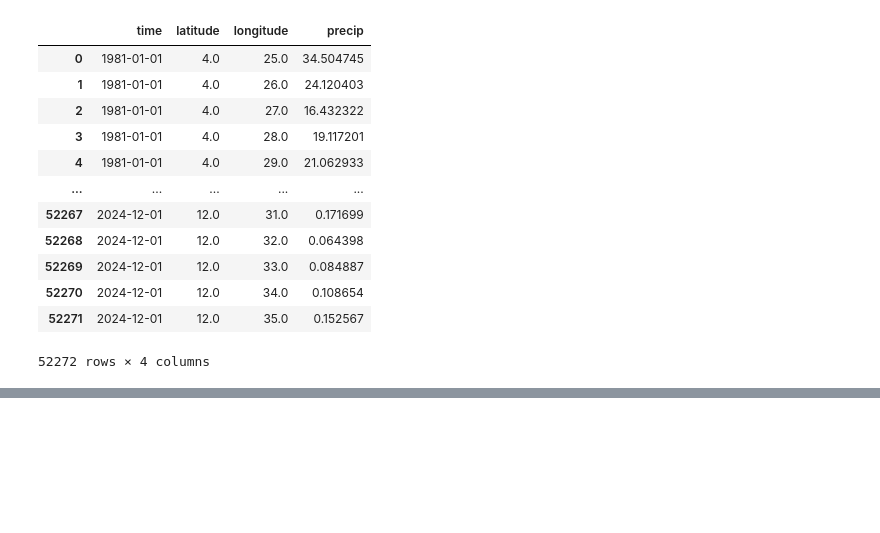
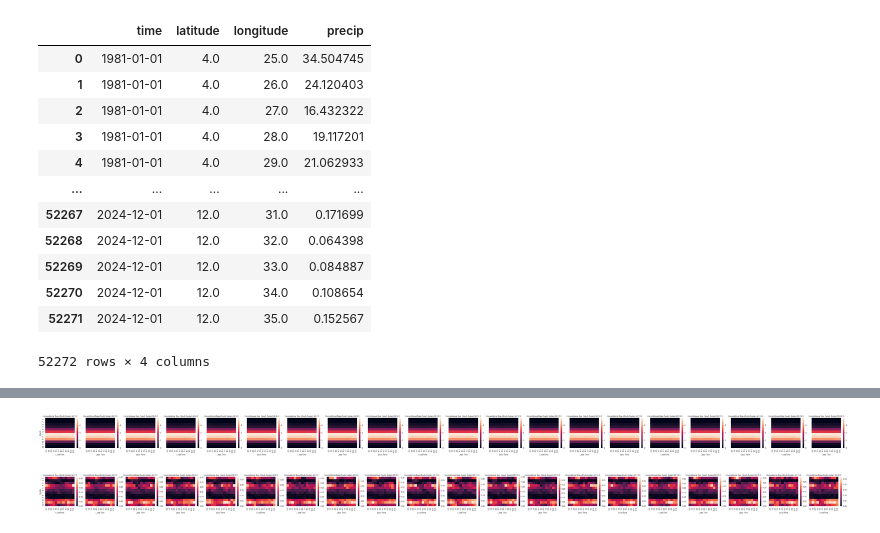
Before and after one commit to yatli24/CHC, a Jupyter notebook: Jupyter notebooks/south_sudan_CanESM5.ipynb, the cells around one changed output, grey strips where cells are left out. Saved outputs shown, nothing was run; the diff lists cells and outputs as text; code cells hidden in the pictures; blank space fills up the shorter version.

```diff
--- a/Jupyter notebooks/south_sudan_CanESM5.ipynb
+++ b/Jupyter notebooks/south_sudan_CanESM5.ipynb
@@ -85,0 +229,42 @@ plt.show()
+# %%
+def draw_heatmap(*args, **kwargs):
+    data = kwargs.pop('data')
+    d = data.pivot(index=args[1], columns=args[0], values=args[2])
+    sns.heatmap(d, **kwargs, vmin=0, cmap='rocket')
+
+fg = sns.FacetGrid(stat_clean, col='M')
+fg.map_dataframe(draw_heatmap, 'lead time', 'month', 'unconditional bias', square=True)
+# get figure background color
+facecolor = plt.gcf().get_facecolor()
+for ax in fg.axes.flat:
+    # set aspect of all axis
+    ax.set_aspect('equal')
+    ax.invert_yaxis()
+fg.set_titles('Unconditional Bias (South Sudan) M={col_name}')
+fg.set_ylabels("Month")
+fg.set_xlabels("Lead Time")
+plt.show()
+fg.savefig('figures/CanESM5_unconditional_bias.png')
+# %% [output]
+[figure, added]
+# %%
+def draw_heatmap(*args, **kwargs):
+    data = kwargs.pop('data')
+    d = data.pivot(index=args[1], columns=args[0], values=args[2])
+    sns.heatmap(d, **kwargs, vmin=0, cmap='rocket')
+
+fg = sns.FacetGrid(stat_clean, col='M')
+fg.map_dataframe(draw_heatmap, 'lead time', 'month', 'conditional bias', square=True)
+# get figure background color
+facecolor = plt.gcf().get_facecolor()
+for ax in fg.axes.flat:
+    # set aspect of all axis
+    ax.set_aspect('equal')
+    ax.invert_yaxis()
+fg.set_titles('Unconditional Bias (South Sudan) M={col_name}')
+fg.set_ylabels("Month")
+fg.set_xlabels("Lead Time")
+plt.show()
+fg.savefig('figures/CanESM5_conditional_bias.png')
+# %% [output]
+[figure, added]
```
Also changed, not shown: parts of 14 cells of this notebook, 4 other files.
